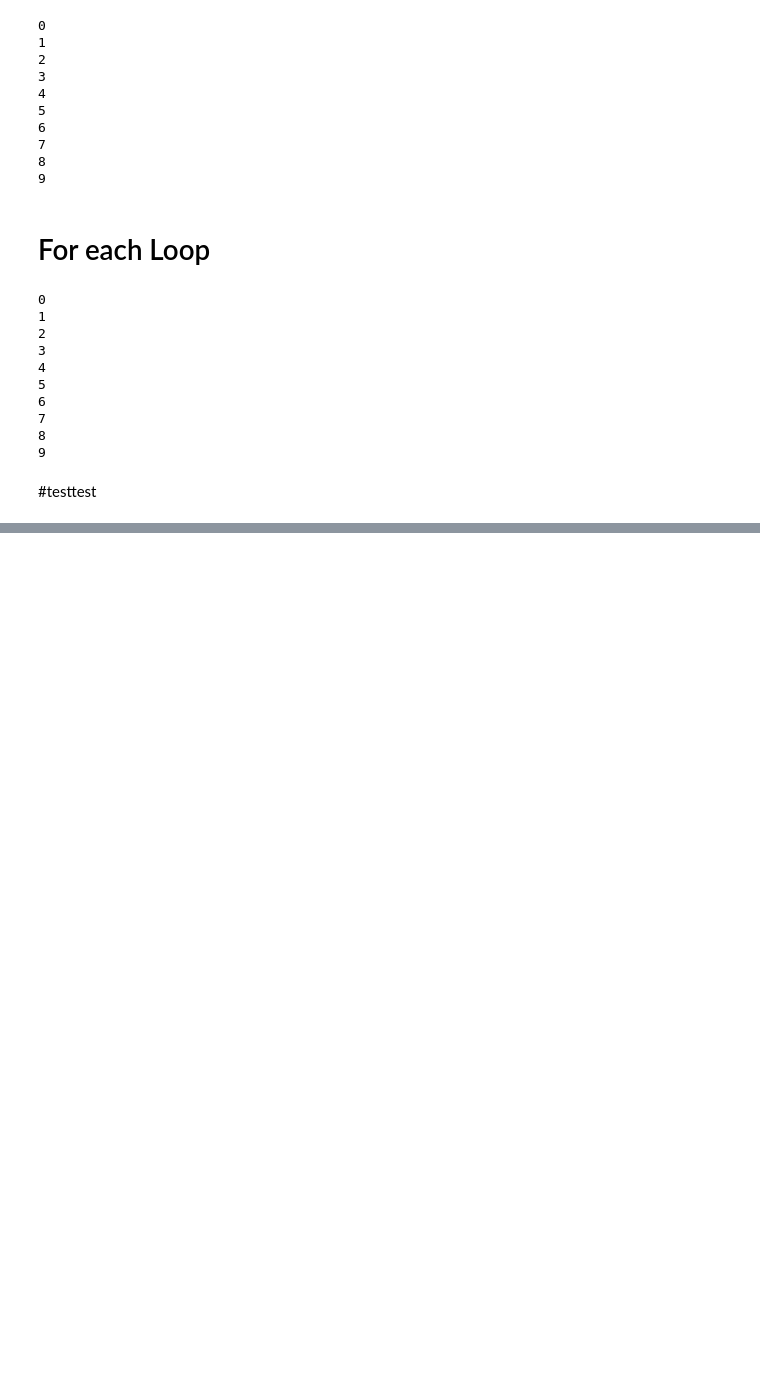
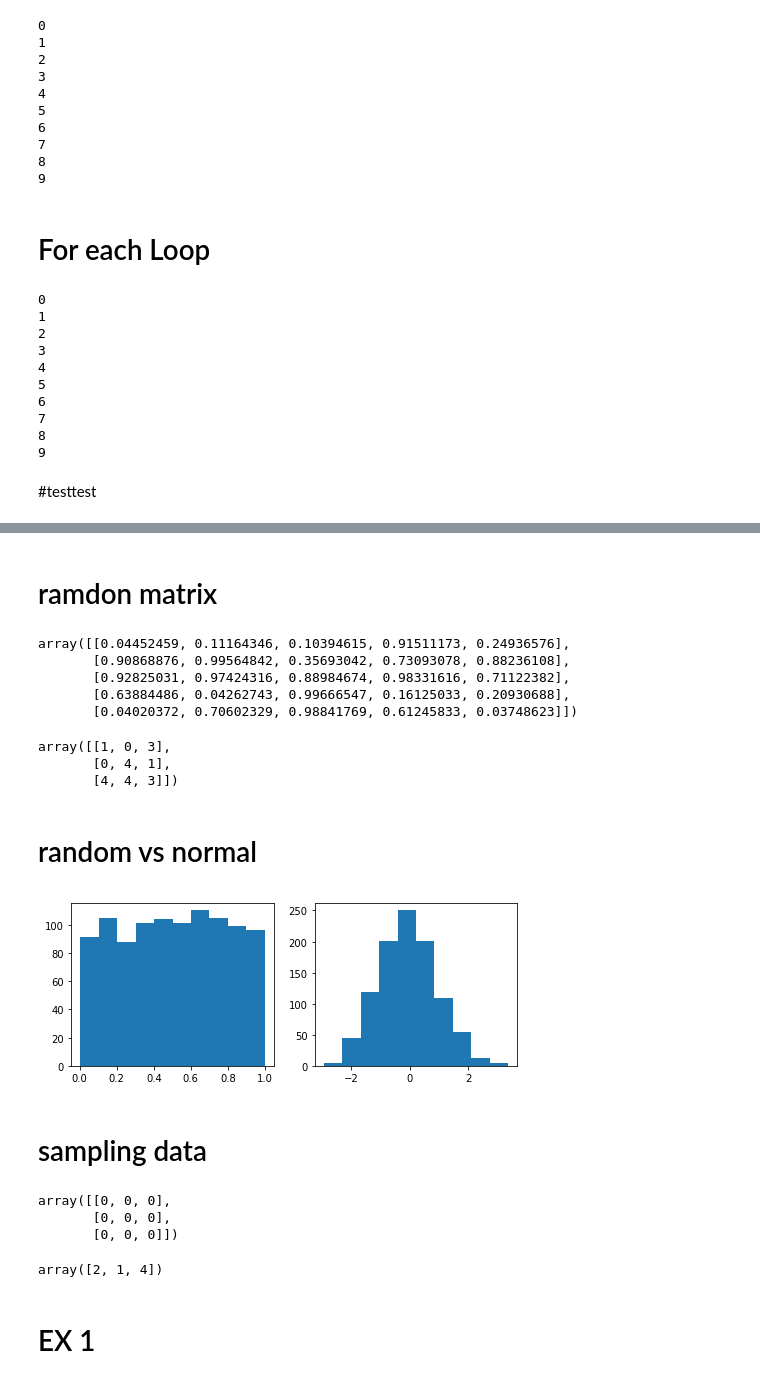
Before and after one commit to Kimchiiii/DW, a Jupyter notebook: ttr1.ipynb, the cells around one changed output, grey strips where cells are left out. Cells and saved outputs as stored; diff of their text form; code cells hidden in the pictures; blank space fills up the shorter version.

```diff
--- a/ttr1.ipynb
+++ b/ttr1.ipynb
@@ -161,0 +316,40 @@ c = 30
+# %% [markdown]
+# ramdon matrix
+# %%
+np.random.rand(5,5)
+# %% [output]
+array([[0.04452459, 0.11164346, 0.10394615, 0.91511173, 0.24936576],
+       [0.90868876, 0.99564842, 0.35693042, 0.73093078, 0.88236108],
+       [0.92825031, 0.97424316, 0.88984674, 0.98331616, 0.71122382],
+       [0.63884486, 0.04262743, 0.99666547, 0.16125033, 0.20930688],
+       [0.04020372, 0.70602329, 0.98841769, 0.61245833, 0.03748623]])
+# %%
+np.random.randint(5,size = (3,3))
+# %% [output]
+array([[1, 0, 3],
+       [0, 4, 1],
+       [4, 4, 3]])
+# %% [markdown]
+# random vs normal
+# %%
+import matplotlib.pyplot as plt
+fig, axes = plt.subplots(1,2,figsize = (8,3))
+axes[0].hist(np.random.rand(1000))
+axes[1].hist(np.random.randn(1000))
+plt.show()
+# %% [output]
+[figure, added]
+# %% [markdown]
+# sampling data
+# %%
+np.random.randint(1,size = (3,3))
+# %% [output]
+array([[0, 0, 0],
+       [0, 0, 0],
+       [0, 0, 0]])
+# %%
+np.random.choice(5,3,replace = False)
+# %% [output]
+array([2, 1, 4])
+# %% [markdown]
+# EX 1
```
Also changed, not shown: parts of 51 cells of this notebook.
